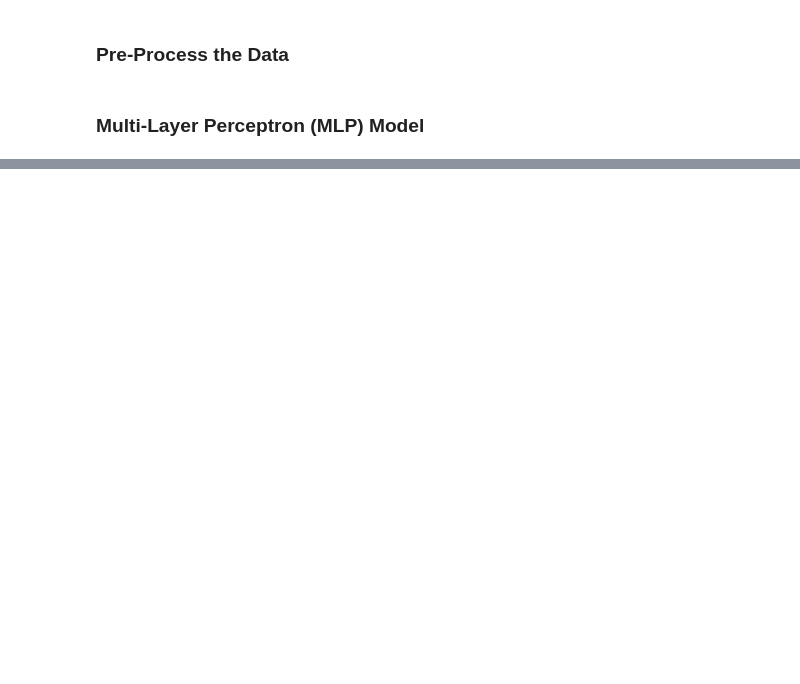
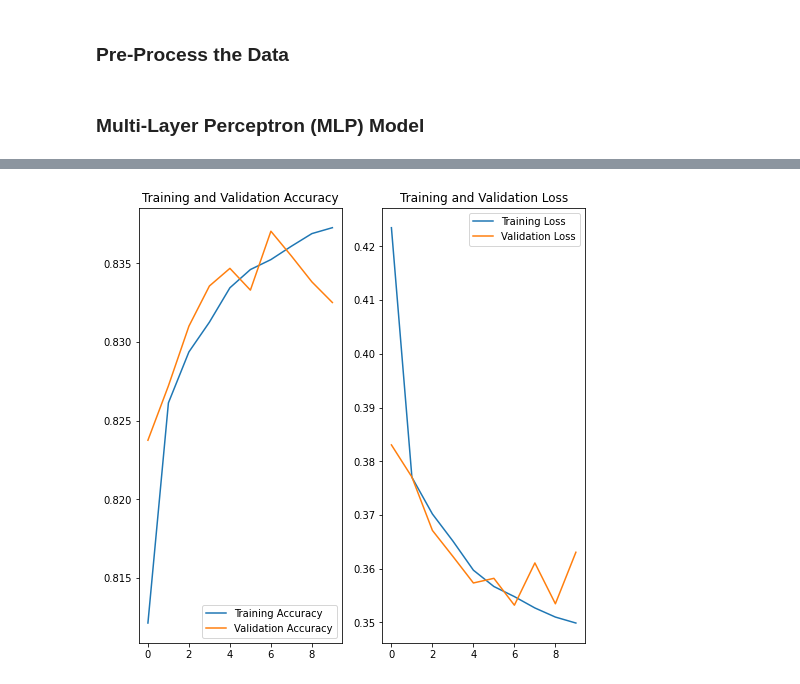
Before and after one commit to Cwagne17/CyberAI-Classwork, a Jupyter notebook: homework_3/Homework3_DeepLearning.ipynb, the cells around one changed output, grey strips where cells are left out. Saved outputs shown, nothing was run; the diff lists cells and outputs as text; code cells hidden in the pictures; blank space fills up the shorter version.

```diff
--- a/homework_3/Homework3_DeepLearning.ipynb
+++ b/homework_3/Homework3_DeepLearning.ipynb
@@ -264,0 +303,95 @@ accuracy
+# %%
+class RBFLayer(Layer):
+    """Implements a radial basis function layer.
+
+    Args:
+        output_dim (int): Number of radial basis functions (RBFs) or neurons in the layer.
+        betas (float or list of floats): Spread parameter(s) controlling the width of the RBFs.
+            If a single float, it is applied to all RBFs. If a list, each element corresponds
+            to the spread of a specific RBF.
+        **kwargs: Additional keyword arguments for the base Layer class.
+    """
+    def __init__(self, output_dim, betas=1.0, **kwargs):
+        self.output_dim = output_dim
+        self.init_betas = betas
+
+        super(RBFLayer, self).__init__(**kwargs)
+
+    def build(self, input_shape):
+        self.centers = self.add_weight(name='centers',
+                                       shape=(self.output_dim, input_shape[1]),
+                                       trainable=True)
+        self.betas = self.add_weight(name='betas',
+                                     shape=(self.output_dim,),
+                                     initializer=Constant(value=self.init_betas),
+                                     trainable=True)
+
+        super(RBFLayer, self).build(input_shape)
+
+    def call(self, inputs):
+        # Expand dimensions of centers to make it compatible with input
+        C = K.expand_dims(self.centers)
+
+        # Calculate the pairwise differences between each input and each center
+        # by subtracting the transposed inputs from the expanded centers
+        H = K.transpose(C - K.transpose(inputs))
+
+        # Compute the squared Euclidean distances between inputs and centers
+        squared_distances = K.sum(H**2, axis=1)
+
+        # Apply the Gaussian function to the squared distances
+        activation = K.exp(-self.betas * squared_distances)
+
+        return activation
+
+    def compute_output_shape(self, input_shape):
+        return (input_shape[0], self.output_dim)
+
+def build_rbfn_model(feature_columns):
+    model = tf.keras.Sequential([
+        # Define the input layer
+        tf.keras.layers.DenseFeatures(feature_columns),
+
+        # Hidden layer with RBF activation function
+        RBFLayer(28, .1),
+
+        # Output layer
+        tf.keras.layers.Dense(8, activation='softmax')
+    ])
+
+    model.compile(optimizer='adam',
+                    loss=tf.keras.losses.SparseCategoricalCrossentropy(),
+                    metrics=['accuracy'])
+
+    return model
+
+# Define an early stopping callback
+early_stop = tf.keras.callbacks.EarlyStopping(monitor='val_loss', patience=3)
+
+# Build the model
+model = build_rbfn_model(feature_columns)
+
+# Train the model
+epochs = 10
+history = model.fit(train_ds, validation_data=val_ds, epochs=epochs, callbacks=[early_stop])
+
+# Evaluate the model
+loss, accuracy = model.evaluate(test_ds)
+
+# Plot the training and validation accuracy
+# to see if the model is overfitting
+epochs_range = range(epochs)
+plt.figure(figsize=(8, 8))
+plt.subplot(1,2,1)
+plt.plot(epochs_range, history.history['accuracy'], label='Training Accuracy')
+plt.plot(epochs_range, history.history['val_accuracy'], label='Validation Accuracy')
+plt.legend(loc='lower right')
+plt.title('Training and Validation Accuracy')
+
+plt.subplot(1,2,2)
+plt.plot(epochs_range, history.history['loss'], label='Training Loss')
+plt.plot(epochs_range, history.history['val_loss'], label='Validation Loss')
+plt.legend(loc='upper right')
+plt.title('Training and Validation Loss')
+plt.show()
+# %% [output]
@@ -264,0 +415 @@ accuracy
+[figure, added]
```
Also changed, not shown: parts of 27 cells of this notebook.
